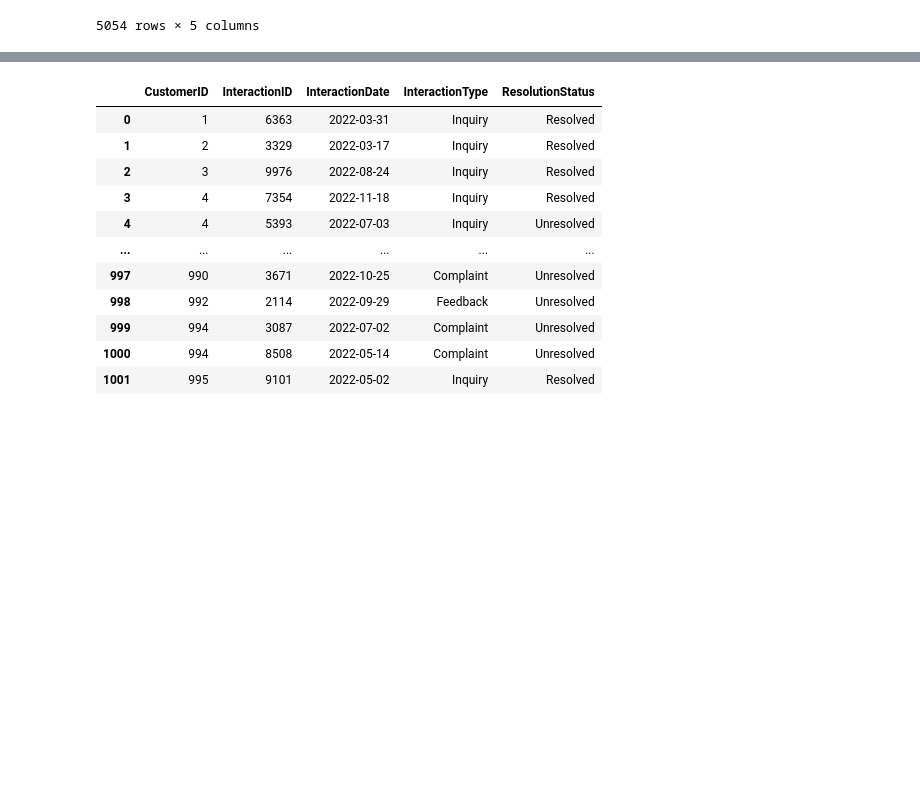
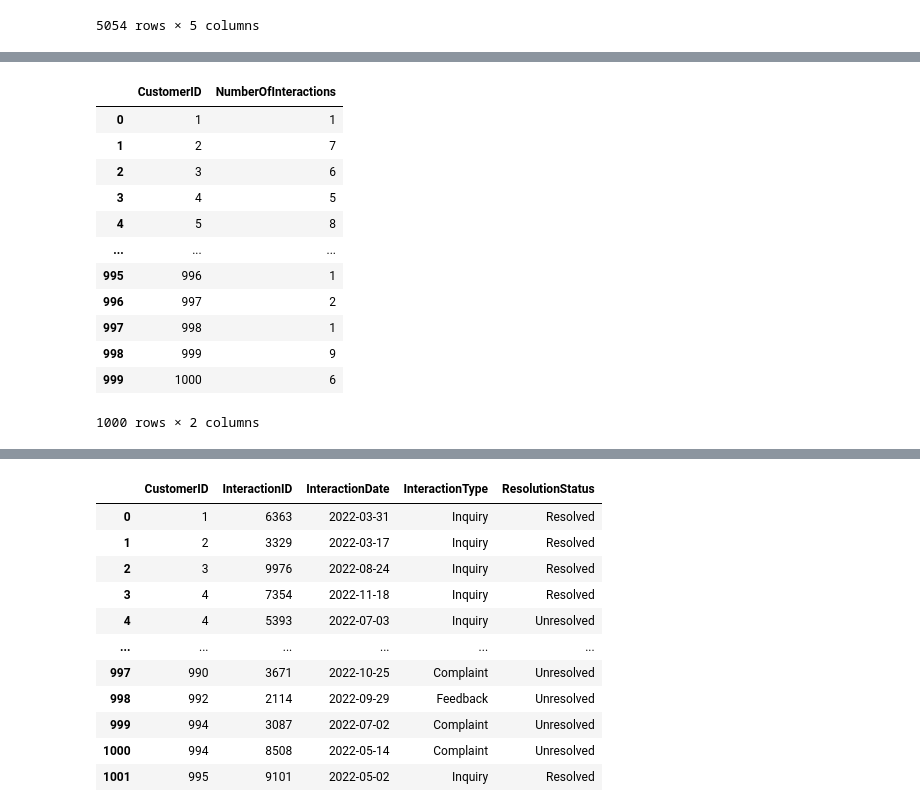
Before and after one commit to Alexander040105/lloyds-banking-group-eda-theforage, a Jupyter notebook: data_cleaning.ipynb, the cells around one changed output, grey strips where cells are left out. Drawn from its saved outputs; the diff is of its cells as text; code cells hidden in the pictures; blank space fills up the shorter version.

```diff
--- a/data_cleaning.ipynb
+++ b/data_cleaning.ipynb
@@ -45,0 +185,20 @@ transaction_history
+# %%
+transaction_history['TransactionDate'].dt.month.value_counts().sort_index()
+
+# number_of_interactions = transaction_history.groupby('CustomerID').size()
+number_of_transactions = transaction_history.groupby('CustomerID').size().reset_index(name='NumberOfInteractions')
+number_of_transactions
+# %% [output]
+|  | CustomerID | NumberOfInteractions |
+| 0 | 1 | 1 |
+| 1 | 2 | 7 |
+| 2 | 3 | 6 |
+| 3 | 4 | 5 |
+| 4 | 5 | 8 |
+| ... | ... | ... |
+| 995 | 996 | 1 |
+| 996 | 997 | 2 |
+| 997 | 998 | 1 |
+| 998 | 999 | 9 |
+| 999 | 1000 | 6 |
+1000 rows × 2 columns
```
Also changed, not shown: parts of 25 cells of this notebook.
